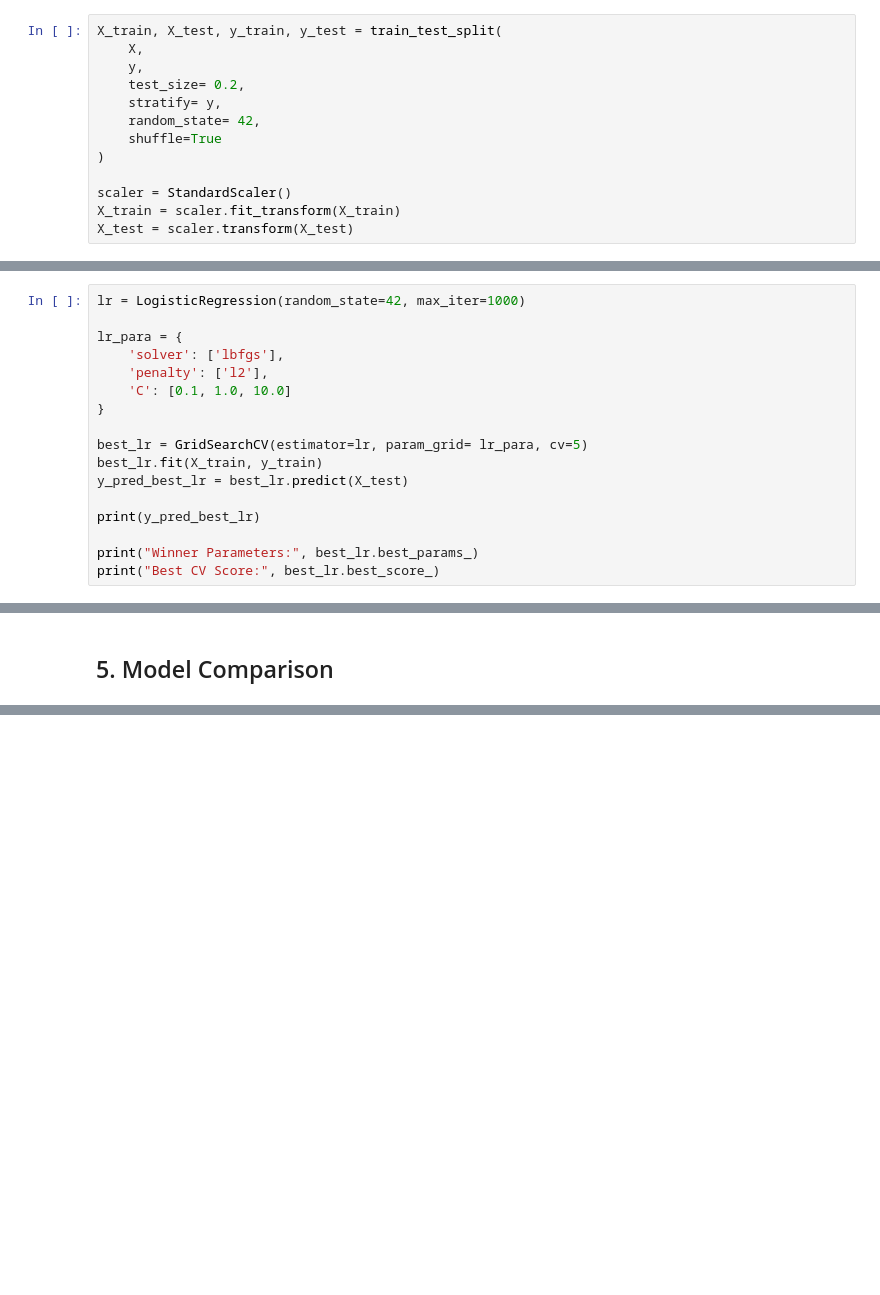
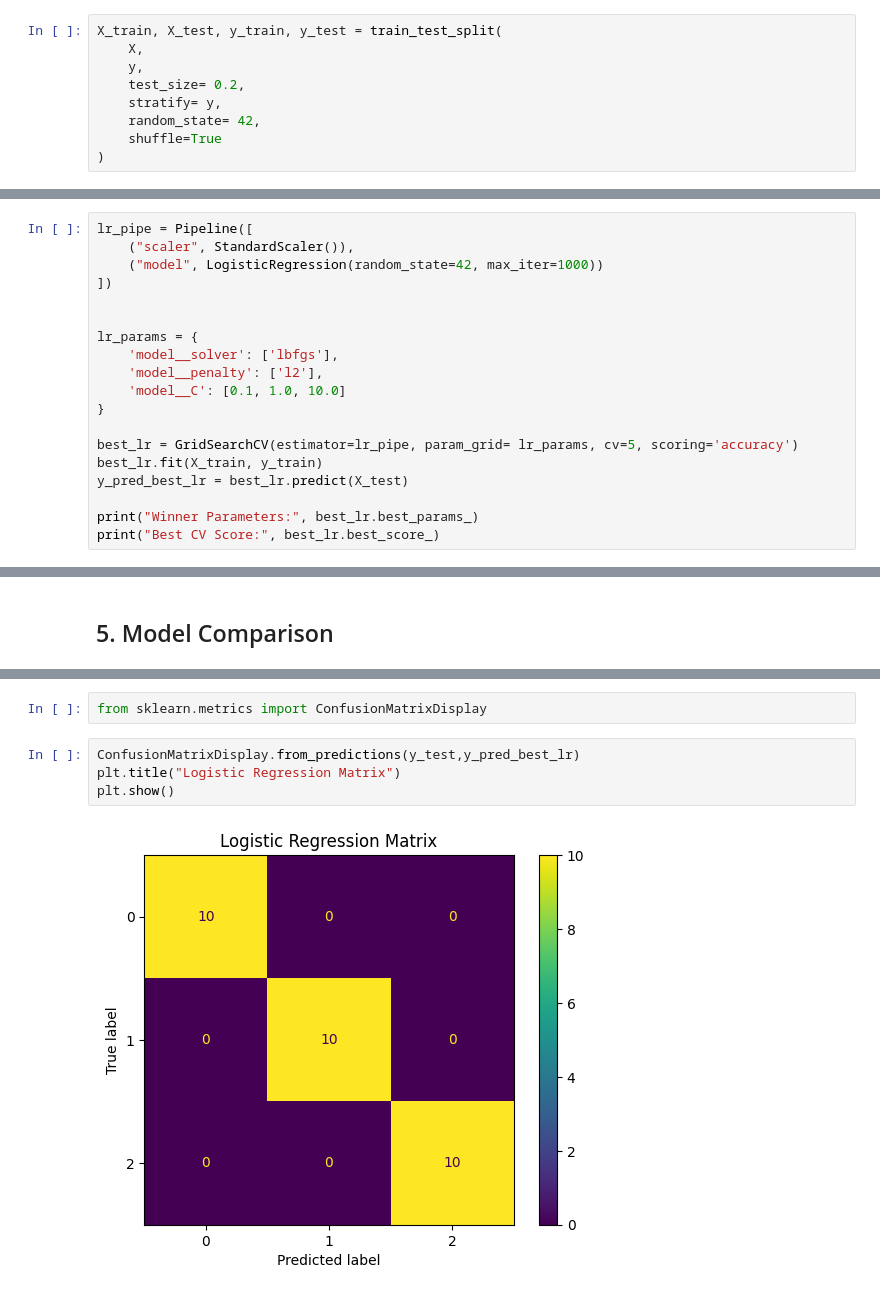
Before and after one commit to mohammadSous/iris-classification, a Jupyter notebook: main.ipynb, the cells around one changed output, grey strips where cells are left out. Drawn from its saved outputs; the diff is of its cells as text; blank space fills up the shorter version.

```diff
--- a/main.ipynb
+++ b/main.ipynb
@@ -174,9 +181,5 @@ X_train, X_test, y_train, y_test = train_test_split(
     random_state= 42,
     shuffle=True
 )
-
-scaler = StandardScaler()
-X_train = scaler.fit_transform(X_train)
-X_test = scaler.transform(X_test)
 # %% [markdown]
 ## 4. Model Training
@@ -202,20 +216,22 @@ print(dummy_y_pred)
 # %% [markdown]
 ### 4.2 logistic regression
 # %%
-lr = LogisticRegression(random_state=42, max_iter=1000)
+lr_pipe = Pipeline([
+    ("scaler", StandardScaler()),
+    ("model", LogisticRegression(random_state=42, max_iter=1000))
+])
 
-lr_para = {
-    'solver': ['lbfgs'],
-    'penalty': ['l2'],
-    'C': [0.1, 1.0, 10.0]
+
+lr_params = {
+    'model__solver': ['lbfgs'],
+    'model__penalty': ['l2'],
+    'model__C': [0.1, 1.0, 10.0]
 }
 
-best_lr = GridSearchCV(estimator=lr, param_grid= lr_para, cv=5)
+best_lr = GridSearchCV(estimator=lr_pipe, param_grid= lr_params, cv=5, scoring='accuracy')
 best_lr.fit(X_train, y_train)
 y_pred_best_lr = best_lr.predict(X_test)
 
-print(y_pred_best_lr)
-
 print("Winner Parameters:", best_lr.best_params_)
 print("Best CV Score:", best_lr.best_score_)
 # %% [output]
@@ -353,0 +411,8 @@ df_metrics.set_index('Model').plot(kind='bar', figsize=(12, 6), rot = 0)
+# %%
+from sklearn.metrics import ConfusionMatrixDisplay
+# %%
+ConfusionMatrixDisplay.from_predictions(y_test,y_pred_best_lr)
+plt.title("Logistic Regression Matrix")
+plt.show()
+# %% [output]
+[figure, added]
```
Also changed, not shown: parts of 22 cells of this notebook, 2 other files.
